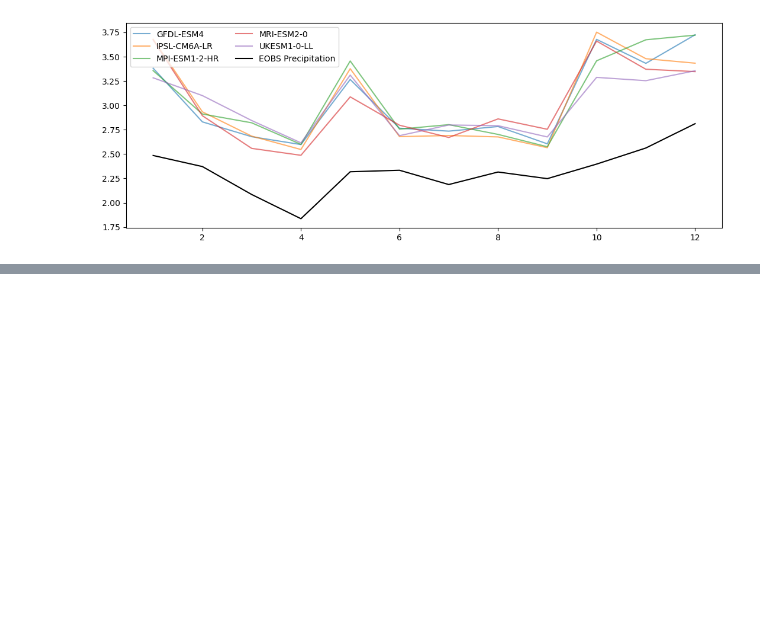
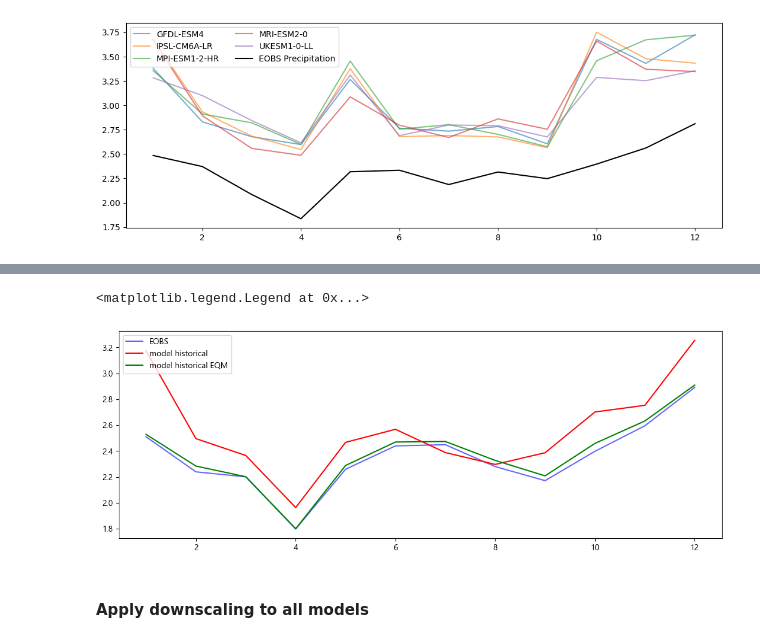
Before and after one commit to klekarkar/mHM_IO_dataprocessing, a Jupyter notebook: validate_ISIMIP3b.ipynb, the cells around one changed output, grey strips where cells are left out. Saved outputs shown, nothing was run; the diff lists cells and outputs as text; code cells hidden in the pictures; blank space fills up the shorter version.

```diff
--- a/validate_ISIMIP3b.ipynb
+++ b/validate_ISIMIP3b.ipynb
@@ -781,0 +227,13 @@ sim_hist_df: 2.58 mm
+# %%
+#plot
+fig, ax = plt.subplots(figsize=(13, 4.5))
+
+plt.plot(obs_df.groupby(obs_df.index.month).mean(), alpha=0.6, label='EOBS', c='b')
+plt.plot(sim_hist_df.groupby(sim_hist_df.index.month).mean(), color='r', label='model historical')
+plt.plot(hist_eqm_df.groupby(hist_eqm_df.index.month).mean(), color='g', label='model historical EQM')
+plt.legend(loc='upper left', ncol=1)
+# %% [output]
+<matplotlib.legend.Legend at 0x...>
+[figure, added]
+# %% [markdown]
+#### Apply downscaling to all models
```
Also changed, not shown: parts of 47 cells of this notebook, 3 other files.
